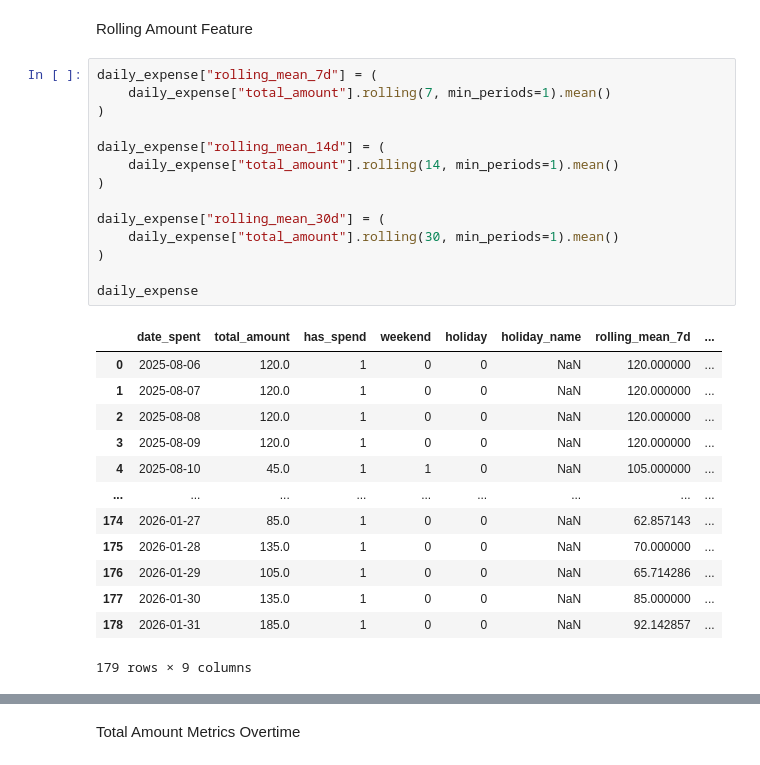
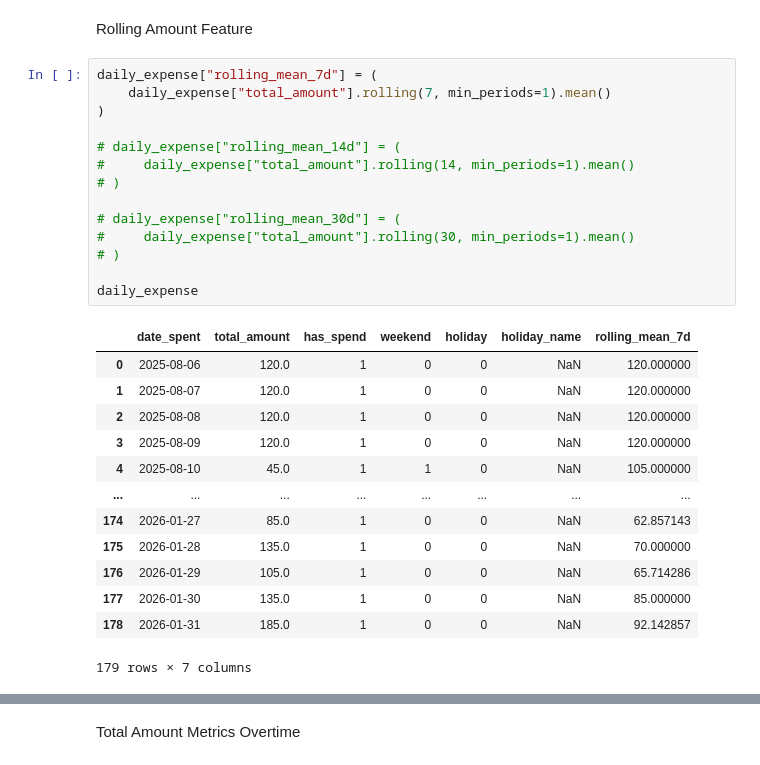
Before and after one commit to johnkristanf/expensepro-forecasting, a Jupyter notebook: notebooks/eda.ipynb, the cells around one changed output, grey strips where cells are left out. Saved outputs shown, nothing was run; the diff lists cells and outputs as text.

```diff
--- a/notebooks/eda.ipynb
+++ b/notebooks/eda.ipynb
@@ -126,31 +126,31 @@ Rolling Amount Feature
 # %%
 daily_expense["rolling_mean_7d"] = (
     daily_expense["total_amount"].rolling(7, min_periods=1).mean()
 )
 
-daily_expense["rolling_mean_14d"] = (
-    daily_expense["total_amount"].rolling(14, min_periods=1).mean()
-)
+# daily_expense["rolling_mean_14d"] = (
+#     daily_expense["total_amount"].rolling(14, min_periods=1).mean()
+# )
 
-daily_expense["rolling_mean_30d"] = (
-    daily_expense["total_amount"].rolling(30, min_periods=1).mean()
-)
+# daily_expense["rolling_mean_30d"] = (
+#     daily_expense["total_amount"].rolling(30, min_periods=1).mean()
+# )
 
 daily_expense
 # %% [output]
-|  | date_spent | total_amount | has_spend | weekend | holiday | holiday_name | rolling_mean_7d | ... |
-| 0 | 2025-08-06 | 120.0 | 1 | 0 | 0 | NaN | 120.000000 | ... |
-| 1 | 2025-08-07 | 120.0 | 1 | 0 | 0 | NaN | 120.000000 | ... |
-| 2 | 2025-08-08 | 120.0 | 1 | 0 | 0 | NaN | 120.000000 | ... |
-| 3 | 2025-08-09 | 120.0 | 1 | 0 | 0 | NaN | 120.000000 | ... |
-| 4 | 2025-08-10 | 45.0 | 1 | 1 | 0 | NaN | 105.000000 | ... |
-| ... | ... | ... | ... | ... | ... | ... | ... | ... |
-| 174 | 2026-01-27 | 85.0 | 1 | 0 | 0 | NaN | 62.857143 | ... |
-| 175 | 2026-01-28 | 135.0 | 1 | 0 | 0 | NaN | 70.000000 | ... |
-| 176 | 2026-01-29 | 105.0 | 1 | 0 | 0 | NaN | 65.714286 | ... |
-| 177 | 2026-01-30 | 135.0 | 1 | 0 | 0 | NaN | 85.000000 | ... |
-| 178 | 2026-01-31 | 185.0 | 1 | 0 | 0 | NaN | 92.142857 | ... |
+|  | date_spent | total_amount | has_spend | weekend | holiday | holiday_name | rolling_mean_7d |
+| 0 | 2025-08-06 | 120.0 | 1 | 0 | 0 | NaN | 120.000000 |
+| 1 | 2025-08-07 | 120.0 | 1 | 0 | 0 | NaN | 120.000000 |
+| 2 | 2025-08-08 | 120.0 | 1 | 0 | 0 | NaN | 120.000000 |
+| 3 | 2025-08-09 | 120.0 | 1 | 0 | 0 | NaN | 120.000000 |
+| 4 | 2025-08-10 | 45.0 | 1 | 1 | 0 | NaN | 105.000000 |
+| ... | ... | ... | ... | ... | ... | ... | ... |
+| 174 | 2026-01-27 | 85.0 | 1 | 0 | 0 | NaN | 62.857143 |
+| 175 | 2026-01-28 | 135.0 | 1 | 0 | 0 | NaN | 70.000000 |
+| 176 | 2026-01-29 | 105.0 | 1 | 0 | 0 | NaN | 65.714286 |
+| 177 | 2026-01-30 | 135.0 | 1 | 0 | 0 | NaN | 85.000000 |
+| 178 | 2026-01-31 | 185.0 | 1 | 0 | 0 | NaN | 92.142857 |
-179 rows × 9 columns
+179 rows × 7 columns
 # %%
 daily_expense["avg_spend_per_active_day_30d"] = (
     daily_expense["total_amount"]
```
Also changed, not shown: parts of 7 cells of this notebook.
